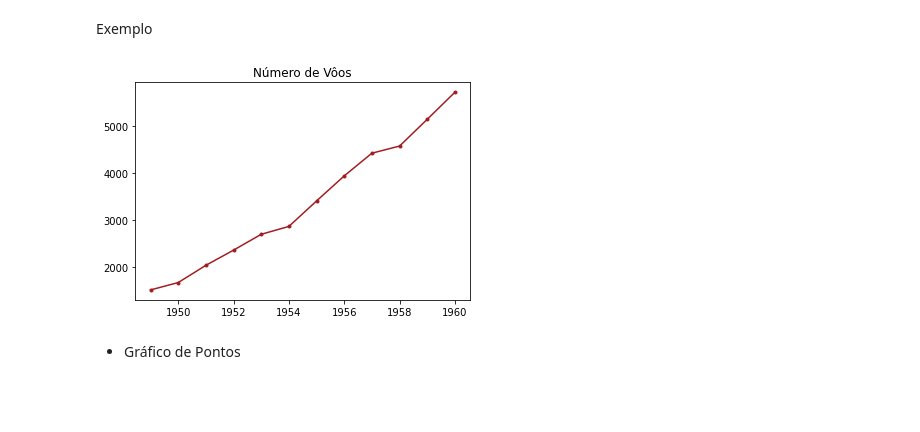
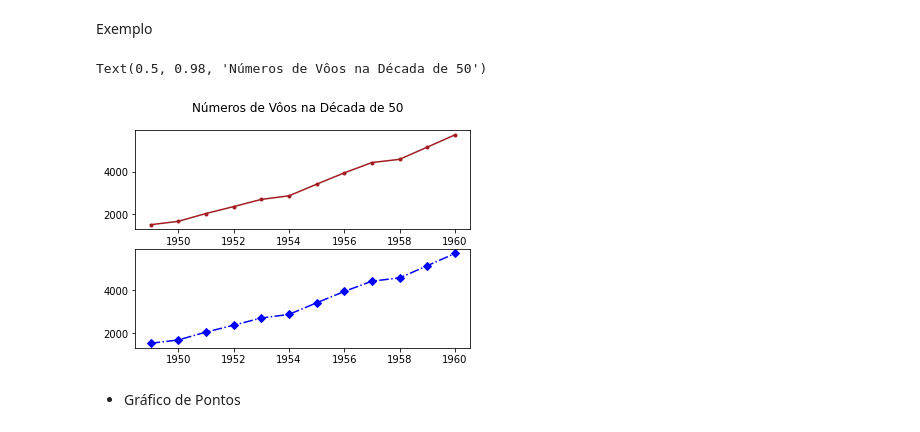
Before and after one commit to davialvesguerra/Matplotlib, a Jupyter notebook: Matplotlib.ipynb, the cells around one changed output. Drawn from its saved outputs; the diff is of its cells as text; code cells hidden in the pictures; blank space fills up the shorter version.

```diff
--- a/Matplotlib.ipynb
+++ b/Matplotlib.ipynb
@@ -60,16 +48,27 @@ Exemplo
 # %%
 ##Mostrando um exemplo mais complexo
 data = sns.load_dataset('flights')
 data = data.groupby("year").sum()
 
-x = data.index
-y = data.passengers
+x1 = data.index
+y1 = data.passengers
 
-plt.plot(x,y,color = "#A11D21",marker='o', markerfacecolor='#A11D21', markersize=3)
-plt.title("Número de Vôos")
-plt.show()
+fig, (ax1, ax2) = plt.subplots(2,1)
+
+ax1.plot(x1,y1,color = "#A11D21",marker='o', markerfacecolor='#A11D21', markersize=3)
+ax2.plot(x1,y1,color = "blue",marker='D',linestyle='dashdot', markerfacecolor='blue', markersize=6)
+
+
+
+fig.suptitle("Números de Vôos na Década de 50")
+
+
+#fig.xlabel("Anos")
+#fig.ylabel("Número de Vôos")
+#fig.show()
 # %% [output]
+Text(0.5, 0.98, 'Números de Vôos na Década de 50')
-[figure, old version]
+[figure, new version]
 # %% [markdown]
 * Gráfico de Pontos
 # %%
```
Also changed, not shown: parts of 3 cells of this notebook.
